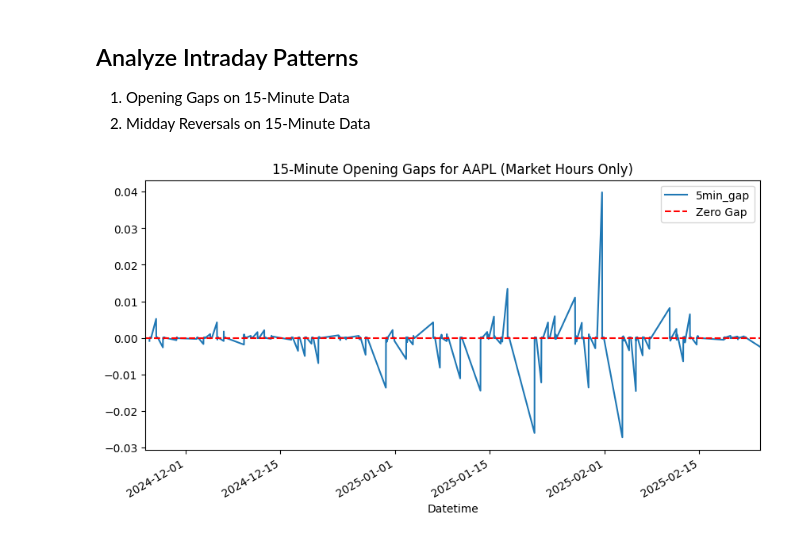
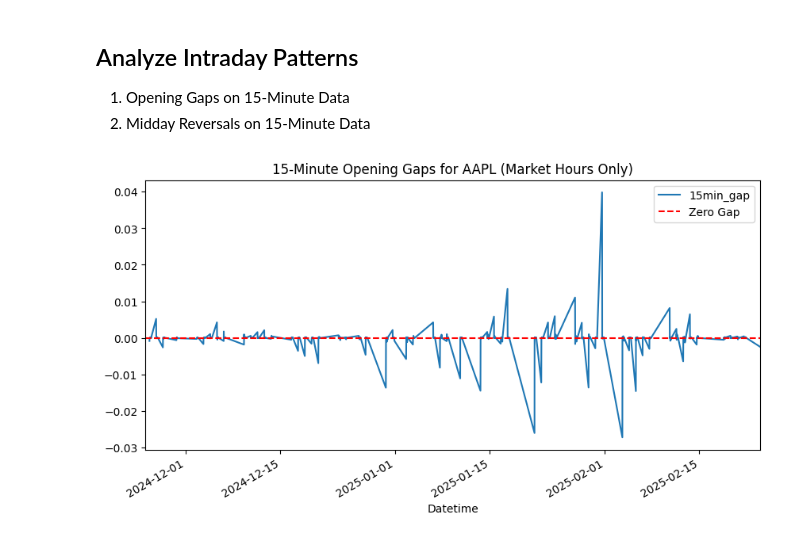
Before and after one commit to luwenkai1997/ts-stock-price-prediction, a Jupyter notebook: EDA-wenkai.ipynb, the cells around one changed output. Cells and saved outputs as stored; diff of their text form; code cells hidden in the pictures.

```diff
--- a/EDA-wenkai.ipynb
+++ b/EDA-wenkai.ipynb
@@ -16,23 +16,23 @@ You can use the `APPL_5min_60days.csv` file directly. It includes the 5-minute a
 # %%
 import pandas as pd
 import matplotlib.pyplot as plt
 
 data = pd.read_csv("AAPL_15min_60days.csv")
 # Convert 'Timestamp' to datetime and set it as the index
 data['Datetime'] = pd.to_datetime(data['Datetime'])
 data.set_index('Datetime', inplace=True)
 
 # Opening Gaps on 15-Minute Data
-data['5min_gap'] = (data['Open'] - data['Close'].shift(1)) / data['Close'].shift(1)
+data['15min_gap'] = (data['Open'] - data['Close'].shift(1)) / data['Close'].shift(1)
 
 # Plot the 15-minute gaps
-data['5min_gap'].plot(figsize=(10, 5), title='15-Minute Opening Gaps for AAPL (Market Hours Only)')
+data['15min_gap'].plot(figsize=(10, 5), title='15-Minute Opening Gaps for AAPL (Market Hours Only)')
 plt.xlim(pd.to_datetime('2024-11-25'), pd.to_datetime('2025-02-24'))
 plt.axhline(0, color='red', linestyle='--', label='Zero Gap')
 plt.legend()
 plt.show()
 # %% [output]
-[figure, old version]
+[figure, new version]
 # %%
 # Function to detect mid-15-minute reversals
 def detect_mid_15min_reversal(row, threshold=0.01):
```
Also changed, not shown: parts of 1 cell of this notebook.
